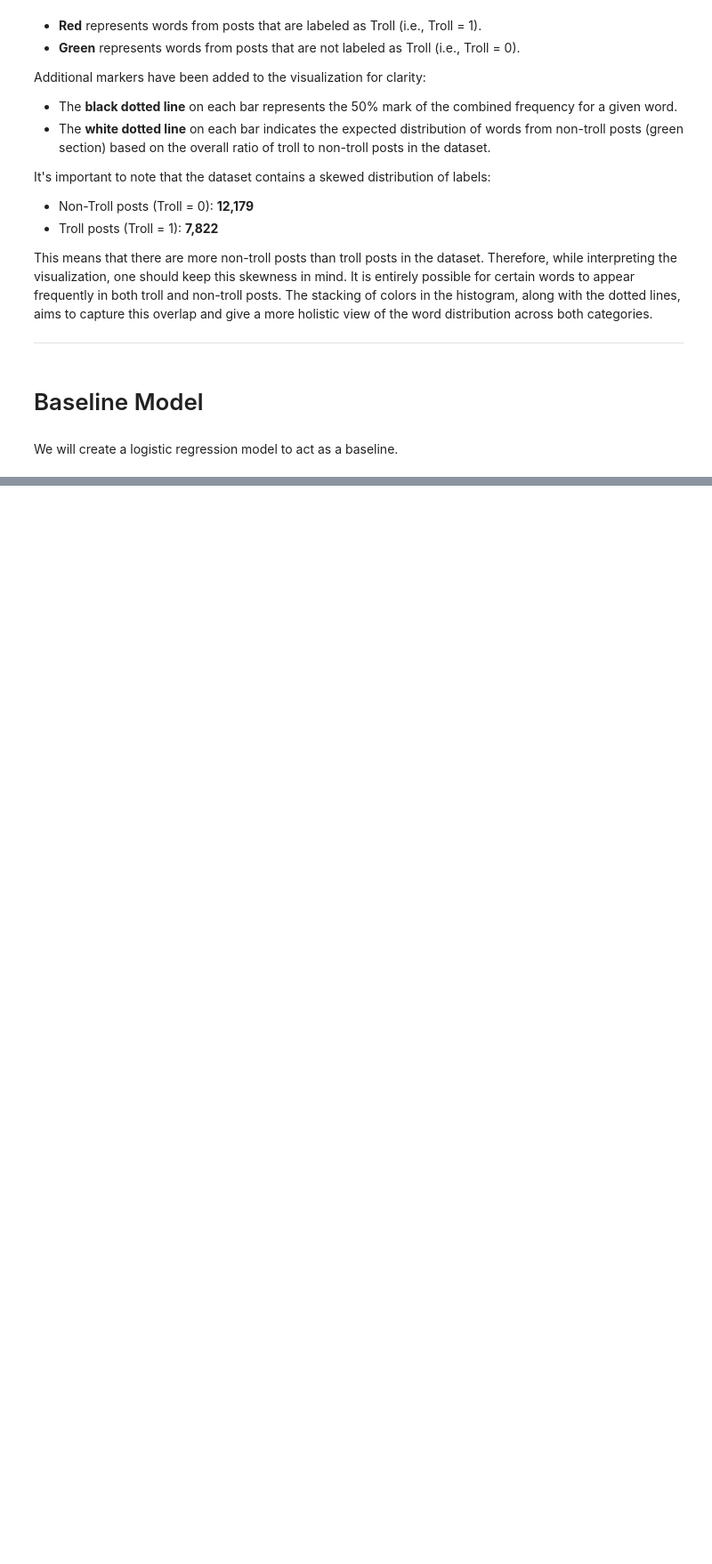
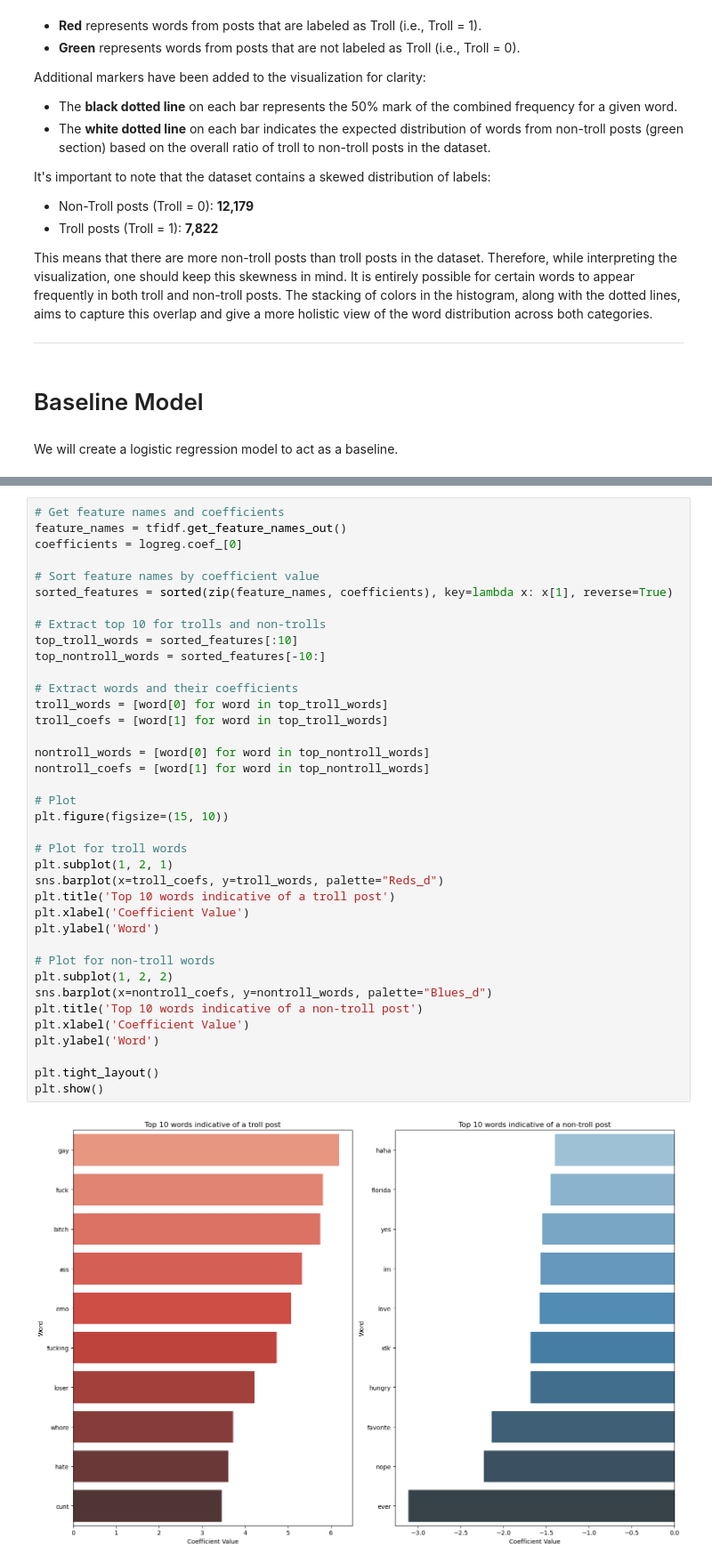
Before and after one commit to CSergiy/Troll-Detection, a Jupyter notebook: Notebooks/Troll Detection.ipynb, the cells around one changed output, grey strips where cells are left out. Shown at 89% size. Drawn from its saved outputs; the diff is of its cells as text; blank space fills up the shorter version.

Commit message:
Added visualization for logreg coef

```diff
--- a/Notebooks/Troll Detection.ipynb
+++ b/Notebooks/Troll Detection.ipynb
@@ -300,0 +305,40 @@ weighted avg       0.75      0.75      0.75      4001
+# %%
+# Get feature names and coefficients
+feature_names = tfidf.get_feature_names_out()
+coefficients = logreg.coef_[0]
+
+# Sort feature names by coefficient value
+sorted_features = sorted(zip(feature_names, coefficients), key=lambda x: x[1], reverse=True)
+
+# Extract top 10 for trolls and non-trolls
+top_troll_words = sorted_features[:10]
+top_nontroll_words = sorted_features[-10:]
+
+# Extract words and their coefficients
+troll_words = [word[0] for word in top_troll_words]
+troll_coefs = [word[1] for word in top_troll_words]
+
+nontroll_words = [word[0] for word in top_nontroll_words]
+nontroll_coefs = [word[1] for word in top_nontroll_words]
+
+# Plot
+plt.figure(figsize=(15, 10))
+
+# Plot for troll words
+plt.subplot(1, 2, 1)
+sns.barplot(x=troll_coefs, y=troll_words, palette="Reds_d")
+plt.title('Top 10 words indicative of a troll post')
+plt.xlabel('Coefficient Value')
+plt.ylabel('Word')
+
+# Plot for non-troll words
+plt.subplot(1, 2, 2)
+sns.barplot(x=nontroll_coefs, y=nontroll_words, palette="Blues_d")
+plt.title('Top 10 words indicative of a non-troll post')
+plt.xlabel('Coefficient Value')
+plt.ylabel('Word')
+
+plt.tight_layout()
+plt.show()
+# %% [output]
+[figure, added]
```
Also changed, not shown: parts of 6 cells of this notebook.
